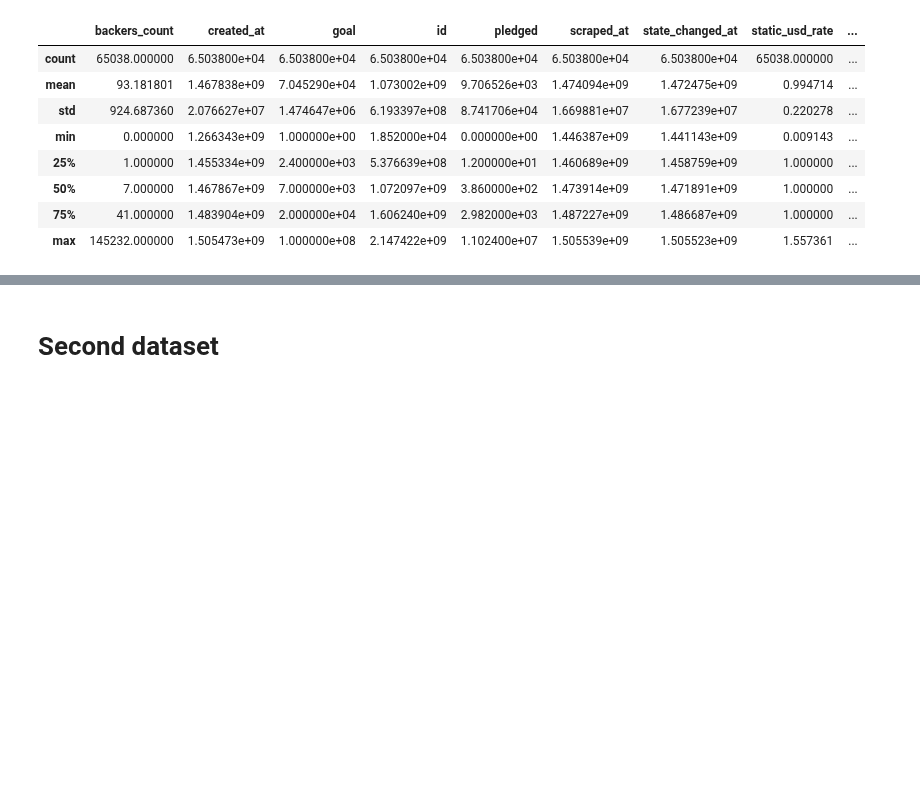
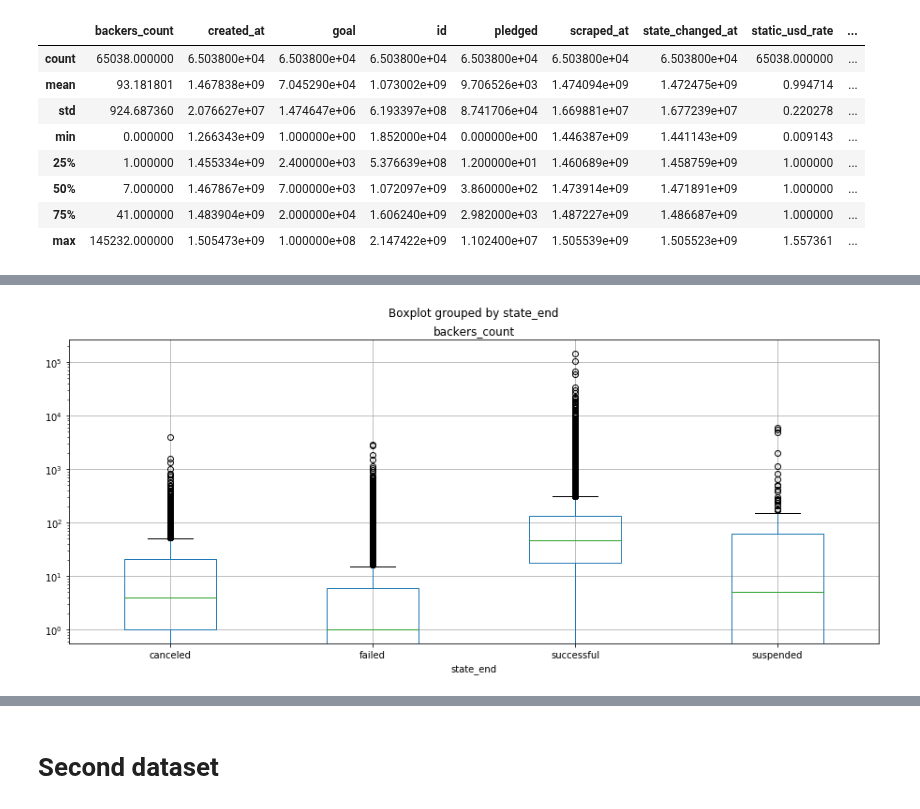
Before and after one commit to blanarik/kickstarter_success_prediction, a Jupyter notebook: 03_Kickstarter_data_integration.ipynb, the cells around one changed output, grey strips where cells are left out. Drawn from its saved outputs; the diff is of its cells as text; code cells hidden in the pictures; blank space fills up the shorter version.

```diff
--- a/03_Kickstarter_data_integration.ipynb
+++ b/03_Kickstarter_data_integration.ipynb
@@ -205,0 +163,5 @@ df_projects.describe()
+# %%
+bp = df_projects.boxplot(column='backers_count', by='state_end')
+plt.yscale('log')
+# %% [output]
+[figure, added]
```
Also changed, not shown: parts of 56 cells of this notebook, 1 other file.
